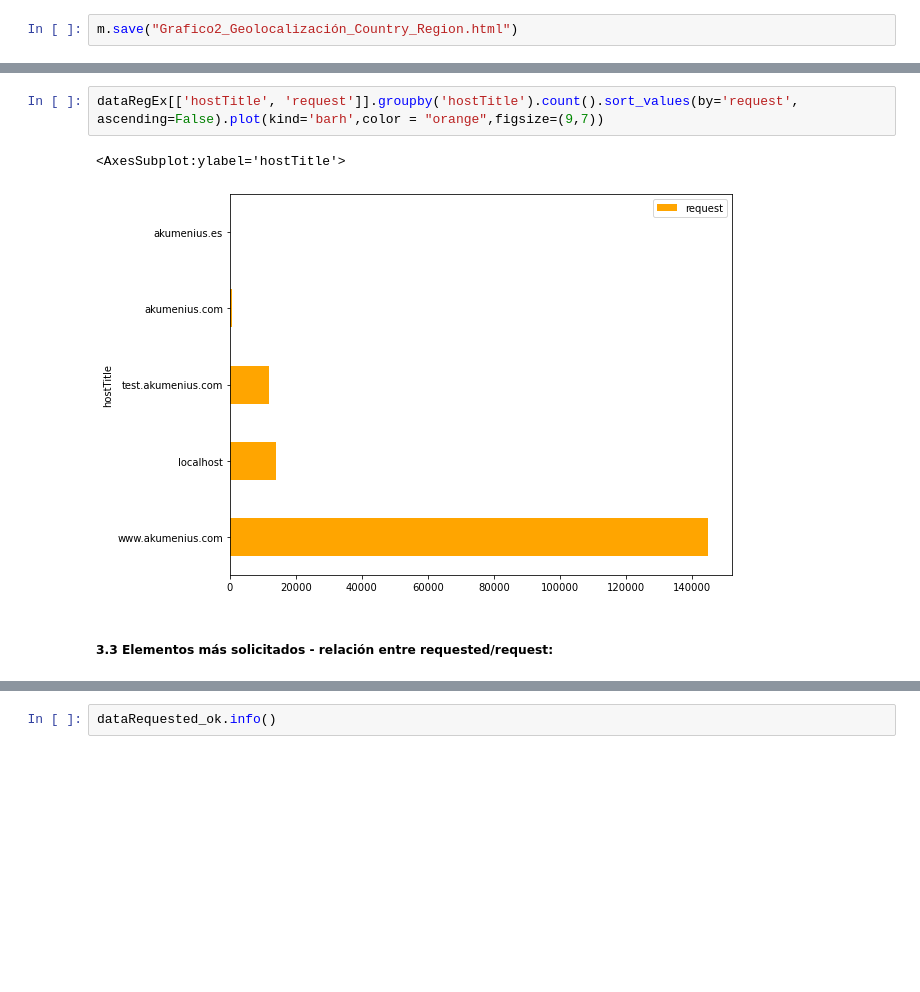
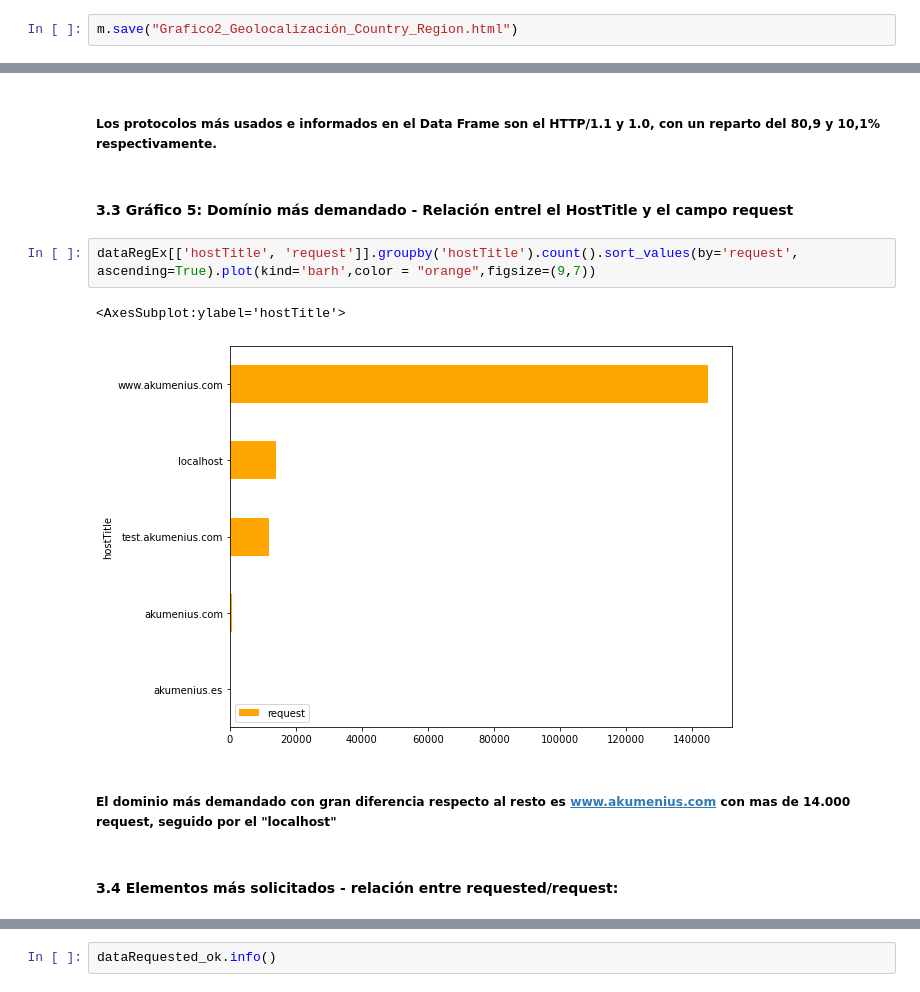
Before and after one commit to amariasm/Registre-de-logs, a Jupyter notebook: Registre_de_logs.ipynb, the cells around one changed output, grey strips where cells are left out. Cells and saved outputs as stored; diff of their text form; blank space fills up the shorter version.

```diff
--- a/Registre_de_logs.ipynb
+++ b/Registre_de_logs.ipynb
@@ -388,9 +467,15 @@ dataRegEx[['request', 'hostTitle']].groupby('request').count().plot(kind='pie',
+# %% [markdown]
+##### Los protocolos más usados e informados en el Data Frame son el HTTP/1.1 y 1.0, con un reparto del 80,9 y 10,1% respectivamente.
+# %% [markdown]
+#### 3.3 Gráfico 5: Domínio más demandado - Relación entrel el HostTitle y el campo request
 # %%
-dataRegEx[['hostTitle', 'request']].groupby('hostTitle').count().sort_values(by='request', ascending=False).plot(kind='barh',color = "orange",figsize=(9,7))
+dataRegEx[['hostTitle', 'request']].groupby('hostTitle').count().sort_values(by='request', ascending=True).plot(kind='barh',color = "orange",figsize=(9,7))
 # %% [output]
 <AxesSubplot:ylabel='hostTitle'>
-[figure, old version]
+[figure, new version]
-# %% [markdown]
-##### 3.3 Elementos más solicitados - relación entre requested/request:
+# %% [markdown]
+##### El dominio más demandado con gran diferencia respecto al resto es www.akumenius.com con mas de 14.000 request, seguido por el "localhost"
+# %% [markdown]
+#### 3.4 Elementos más solicitados - relación entre requested/request:
 # %%
 dataRequested = dataRegEx[['request', 'requested']]
```
Also changed, not shown: parts of 48 cells of this notebook, 6 other files.
